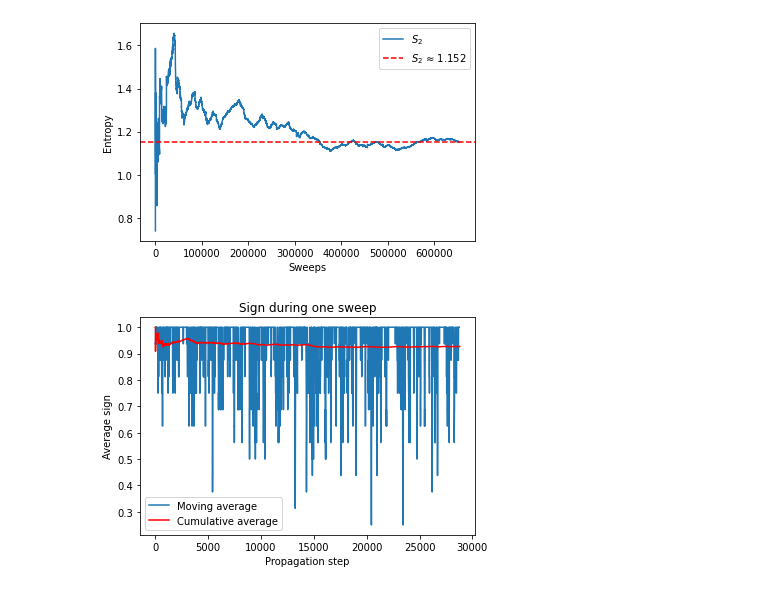
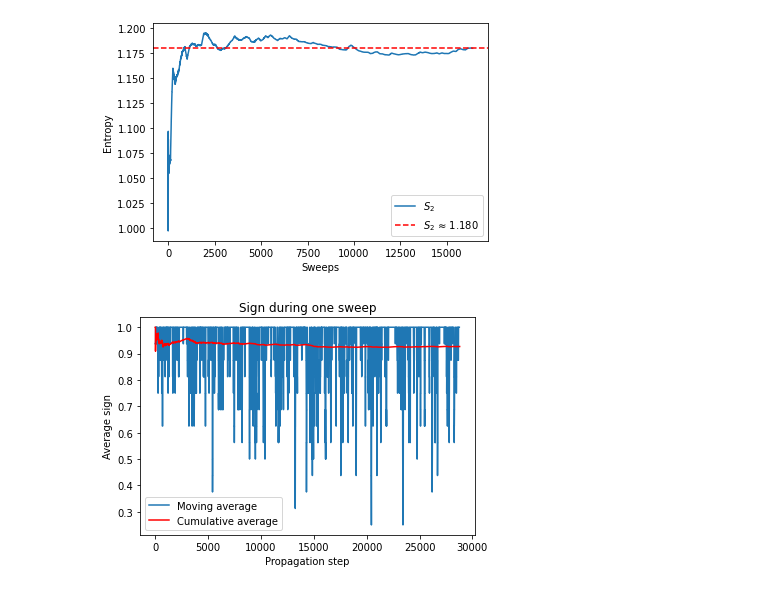
Before and after one commit to Terkadur/AFQMC, a Jupyter notebook: plot.ipynb, the cells around one changed output. Cells and saved outputs as stored; diff of their text form; code cells hidden in the pictures.

Commit message:
more data pls

```diff
--- a/plot.ipynb
+++ b/plot.ipynb
@@ -123,10 +123,10 @@ def plot_etgent_conv(EtgEnt_path, filling=None, U=None, partition=None):
     plt.xlabel("Sweeps")
     plt.ylabel("Entropy")
     plt.legend()
-# %%
-plot_etgent_conv("./data_with_sgn/2x2/processed/EtgEnt_LA2_U2.0_beta12.0_Nk1.jld")
-# %% [output]
-[figure, removed]
+# %%
+plot_etgent_conv("./data_with_sgn/3x3/processed/EtgEnt_NoReset_LA3_U2.0_beta6.0.jld", filling=(1, 1))
+# %% [output]
+[figure, added]
 # %%
 file = h5py.File("./data/test/PropSgn_LA8_N24_U14.0_beta18.0_seed1234.jld")
 
```
Also changed, not shown: parts of 1 cell of this notebook, 7 other files.
